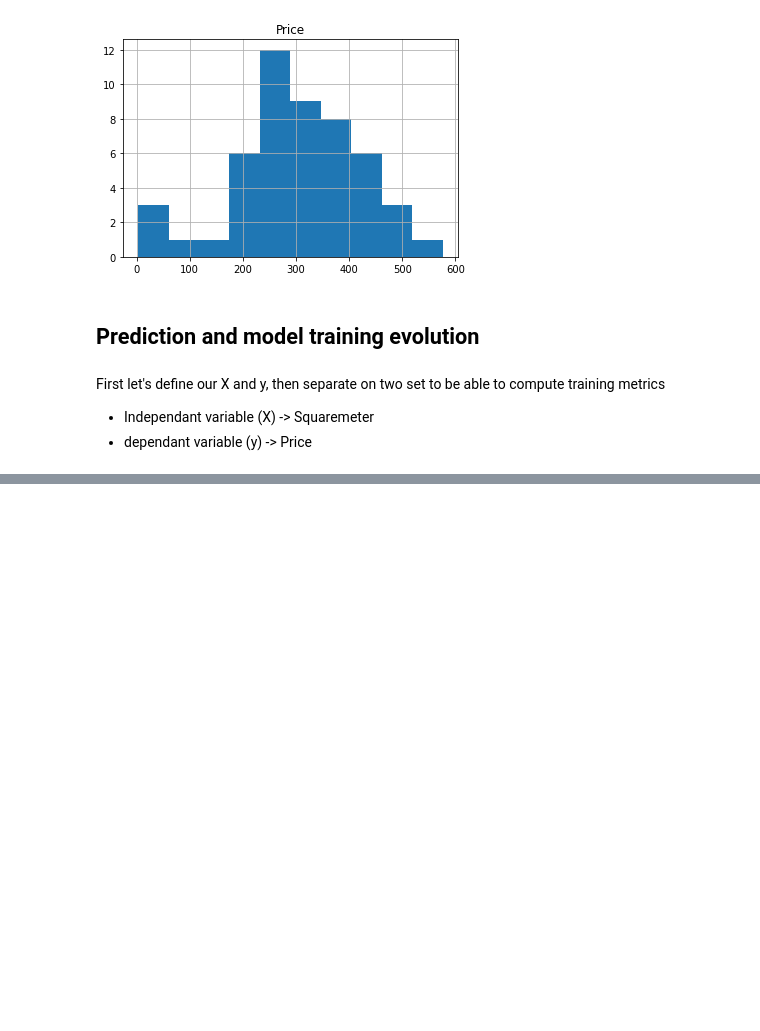
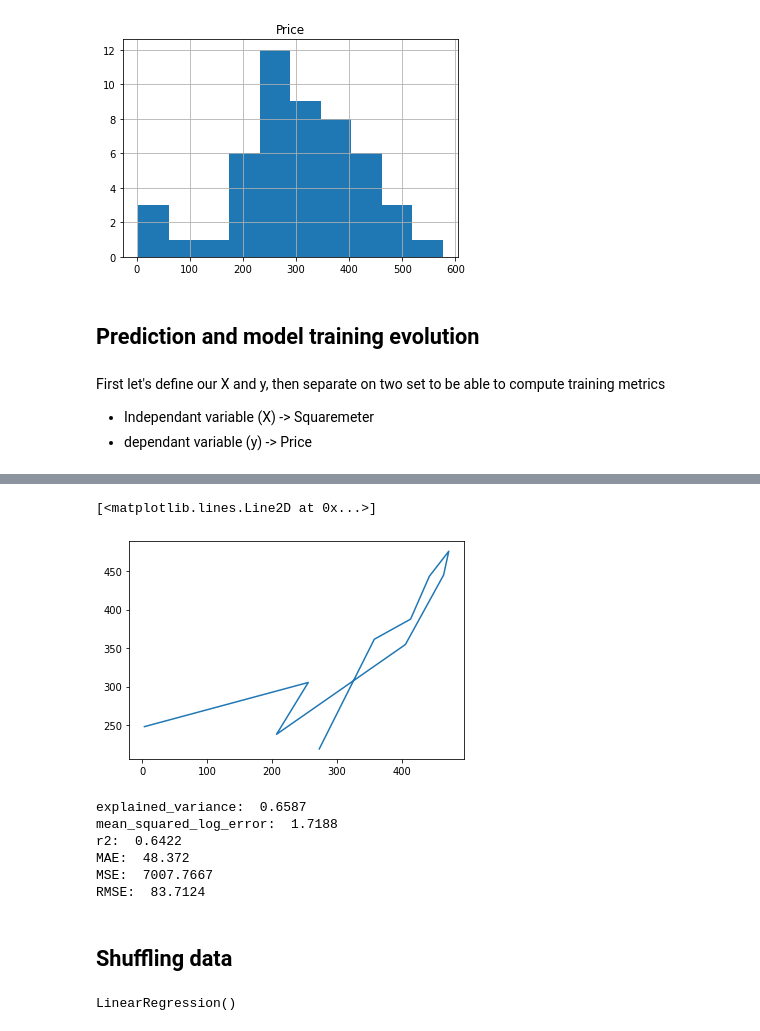
Before and after one commit to florent-haffner/datascience-playground, a Jupyter notebook: notebooks/machine learning/2021-11 - regression basics - sklearn - studiying distribution and R2.ipynb, the cells around one changed output, grey strips where cells are left out. Saved outputs shown, nothing was run; the diff lists cells and outputs as text; code cells hidden in the pictures; blank space fills up the shorter version.

```diff
--- a/notebooks/machine learning/2021-11 - regression basics - sklearn - studiying distribution and R2.ipynb
+++ b/notebooks/machine learning/2021-11 - regression basics - sklearn - studiying distribution and R2.ipynb
@@ -111,0 +191,18 @@ model_linear.fit(X_train, y_train)
+# %%
+preds = model_forest.predict(X_test)
+# %%
+plt.plot(y_test, preds)
+# %% [output]
+[<matplotlib.lines.Line2D at 0x...>]
+[figure, added]
+# %%
+regression_results(y_test, preds)
+# %% [output]
+explained_variance:  0.6587
+mean_squared_log_error:  1.7188
+r2:  0.6422
+MAE:  48.372
+MSE:  7007.7667
+RMSE:  83.7124
+# %% [markdown]
+## Shuffling data
@@ -111,0 +218,5 @@ model_linear.fit(X_train, y_train)
+# %%
+model_linear = LinearRegression()
+model_linear.fit(X_train, y_train)
+# %% [output]
+LinearRegression()
```
Also changed, not shown: parts of 62 cells of this notebook.
